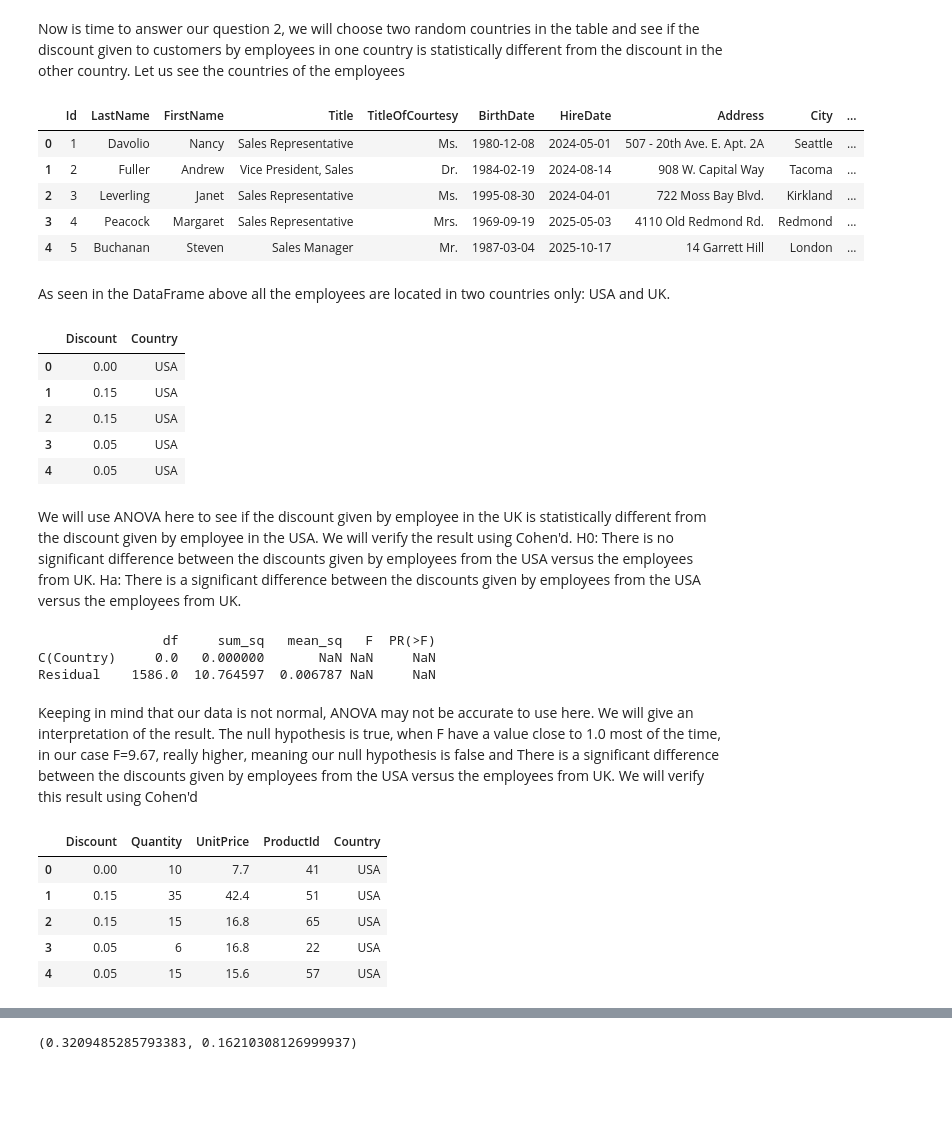
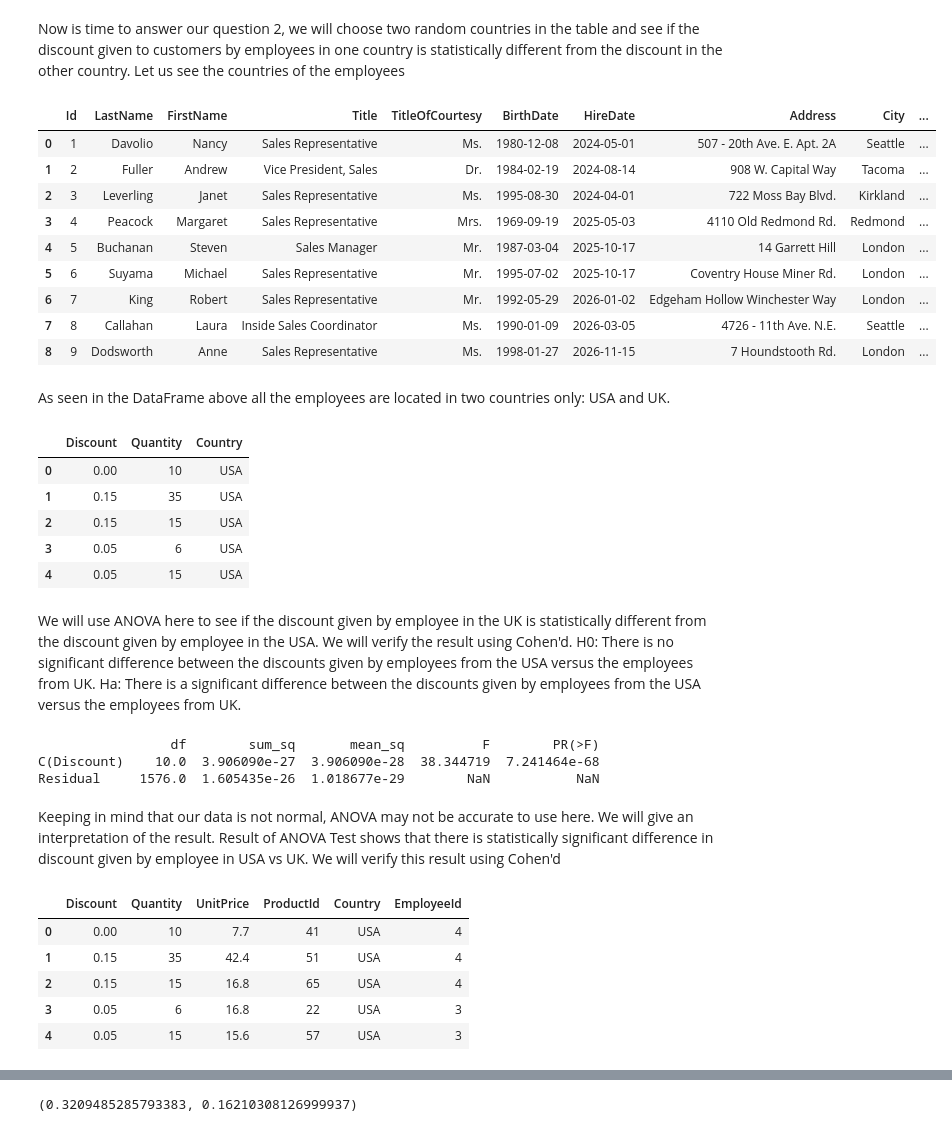
Before and after one commit to leukamal/dsc-mod-3-project-online-ds-pt-071519, a Jupyter notebook: mod-3-project-online-ds-pt-071519.ipynb, the cells around one changed output, grey strips where cells are left out. Saved outputs shown, nothing was run; the diff lists cells and outputs as text; code cells hidden in the pictures; blank space fills up the shorter version.

```diff
--- a/mod-3-project-online-ds-pt-071519.ipynb
+++ b/mod-3-project-online-ds-pt-071519.ipynb
@@ -204,26 +200,31 @@ def get_table_countries(conn=conn, table='Customer'):
 # %%
 customer_df = get_table(table='Employee' )
-customer_df.head()
+customer_df
 # %% [output]
 |  | Id | LastName | FirstName | Title | TitleOfCourtesy | BirthDate | HireDate | Address | City | ... |
 | 0 | 1 | Davolio | Nancy | Sales Representative | Ms. | 1980-12-08 | 2024-05-01 | 507 - 20th Ave. E. Apt. 2A | Seattle | ... |
 | 1 | 2 | Fuller | Andrew | Vice President, Sales | Dr. | 1984-02-19 | 2024-08-14 | 908 W. Capital Way | Tacoma | ... |
 | 2 | 3 | Leverling | Janet | Sales Representative | Ms. | 1995-08-30 | 2024-04-01 | 722 Moss Bay Blvd. | Kirkland | ... |
 | 3 | 4 | Peacock | Margaret | Sales Representative | Mrs. | 1969-09-19 | 2025-05-03 | 4110 Old Redmond Rd. | Redmond | ... |
 | 4 | 5 | Buchanan | Steven | Sales Manager | Mr. | 1987-03-04 | 2025-10-17 | 14 Garrett Hill | London | ... |
+| 5 | 6 | Suyama | Michael | Sales Representative | Mr. | 1995-07-02 | 2025-10-17 | Coventry House Miner Rd. | London | ... |
+| 6 | 7 | King | Robert | Sales Representative | Mr. | 1992-05-29 | 2026-01-02 | Edgeham Hollow Winchester Way | London | ... |
+| 7 | 8 | Callahan | Laura | Inside Sales Coordinator | Ms. | 1990-01-09 | 2026-03-05 | 4726 - 11th Ave. N.E. | Seattle | ... |
+| 8 | 9 | Dodsworth | Anne | Sales Representative | Ms. | 1998-01-27 | 2026-11-15 | 7 Houndstooth Rd. | London | ... |
 # %% [markdown]
 As seen in the DataFrame above all the employees are located in two countries only: USA and UK.
 # %%
+#Table of discount by country
 discount_usa_vs_uk = pd.read_sql_query('''
-SELECT OD.Discount, E.Country FROM [Order] AS O
+SELECT OD.Discount, OD.Quantity, E.Country FROM [Order] AS O
 JOIN OrderDetail AS OD ON O.Id = OD.OrderId
 JOIN Employee AS E ON O.EmployeeId = E.Id
 WHERE COUNTRY ='USA' ''', conn)
 discount_usa_vs_uk.head()
 # %% [output]
-|  | Discount | Country |
-| 0 | 0.00 | USA |
-| 1 | 0.15 | USA |
-| 2 | 0.15 | USA |
-| 3 | 0.05 | USA |
-| 4 | 0.05 | USA |
+|  | Discount | Quantity | Country |
+| 0 | 0.00 | 10 | USA |
+| 1 | 0.15 | 35 | USA |
+| 2 | 0.15 | 15 | USA |
+| 3 | 0.05 | 6 | USA |
+| 4 | 0.05 | 15 | USA |
@@ -235,32 +239,32 @@ Ha: There is a significant difference between the discounts given by employees f
 #ANOVA
 import statsmodels.api as sm
 from statsmodels.formula.api import ols
-formula = 'Discount ~ C(Country)'
+formula = 'Country ~C(Discount)'
 lm = ols(formula, discount_usa_vs_uk).fit()
-table = sm.stats.anova_lm(lm, typ=1)
+table = sm.stats.anova_lm(lm, type=2)
 print(table)
 # %% [output]
-                df     sum_sq   mean_sq   F  PR(>F)
-C(Country)     0.0   0.000000       NaN NaN     NaN
-Residual    1586.0  10.764597  0.006787 NaN     NaN
+                 df        sum_sq       mean_sq          F        PR(>F)
+C(Discount)    10.0  3.906090e-27  3.906090e-28  38.344719  7.241464e-68
+Residual     1576.0  1.605435e-26  1.018677e-29        NaN           NaN
 # %% [markdown]
-Keeping in mind that our data is not normal, ANOVA may not be accurate to use here. We will give an interpretation of the result. The null hypothesis is true, when F have a value close to 1.0 most of the time, in our case F=9.67, really higher, meaning our null hypothesis is false and There is a significant difference between the discounts given by employees from the USA versus the employees from UK.
+Keeping in mind that our data is not normal, ANOVA may not be accurate to use here. We will give an interpretation of the result. Result of ANOVA Test shows that there is statistically significant difference in  discount given by employee in USA vs UK.
 We will verify this result using Cohen'd
 # %%
 #Order placed by employees in USA
 discount_usa = pd.read_sql_query('''
-SELECT OD.Discount, OD.Quantity, OD.UnitPrice, OD.ProductId, E.Country FROM [Order] AS O
+SELECT OD.Discount, OD.Quantity, OD.UnitPrice, OD.ProductId, E.Country, O.EmployeeId FROM [Order] AS O
 JOIN OrderDetail AS OD ON O.Id = OD.OrderId
 JOIN Employee AS E ON O.EmployeeId = E.Id
 WHERE Country ='USA' ''', conn)
 discount_usa.head()
 # %% [output]
-|  | Discount | Quantity | UnitPrice | ProductId | Country |
-| 0 | 0.00 | 10 | 7.7 | 41 | USA |
-| 1 | 0.15 | 35 | 42.4 | 51 | USA |
-| 2 | 0.15 | 15 | 16.8 | 65 | USA |
-| 3 | 0.05 | 6 | 16.8 | 22 | USA |
-| 4 | 0.05 | 15 | 15.6 | 57 | USA |
+|  | Discount | Quantity | UnitPrice | ProductId | Country | EmployeeId |
+| 0 | 0.00 | 10 | 7.7 | 41 | USA | 4 |
+| 1 | 0.15 | 35 | 42.4 | 51 | USA | 4 |
+| 2 | 0.15 | 15 | 16.8 | 65 | USA | 4 |
+| 3 | 0.05 | 6 | 16.8 | 22 | USA | 3 |
+| 4 | 0.05 | 15 | 15.6 | 57 | USA | 3 |
 # %%
 #Order placed by employees in UK
 discount_uk = pd.read_sql_query('''
```
Also changed, not shown: parts of 31 cells of this notebook.
